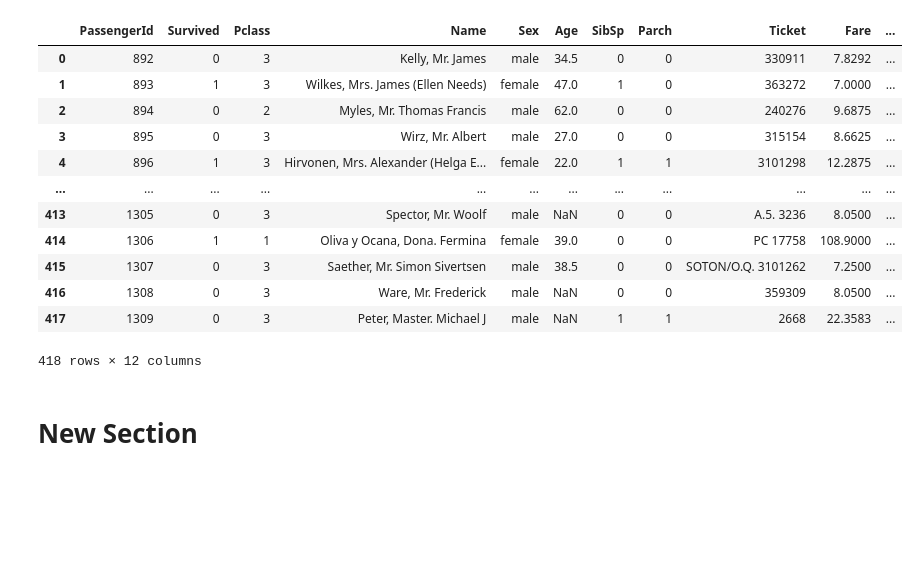
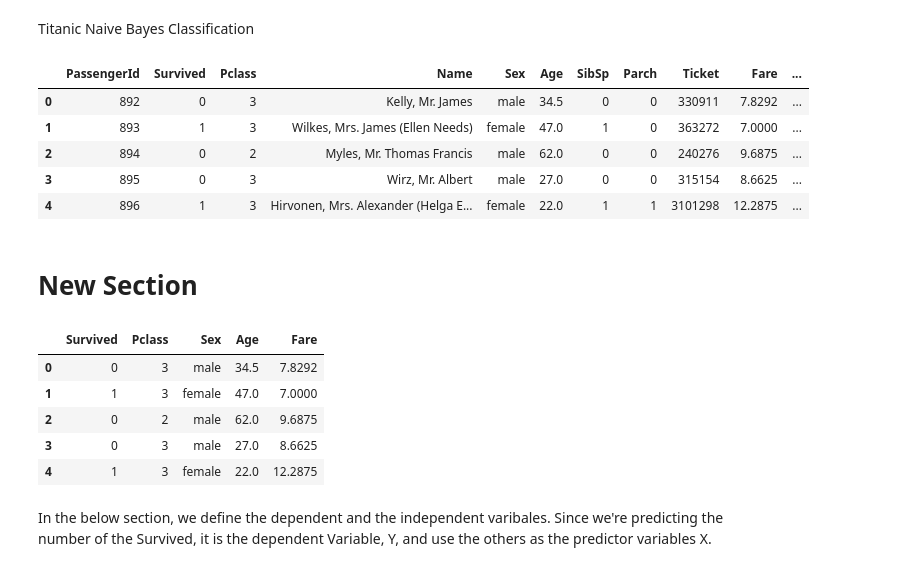
Before and after one commit to clearf29/Titanic-Practice, a Jupyter notebook: Titanic.ipynb, the cells around one changed output. Cells and saved outputs as stored; diff of their text form; code cells hidden in the pictures; blank space fills up the shorter version.

```diff
--- a/Titanic.ipynb
+++ b/Titanic.ipynb
@@ -1,32 +1,22 @@
 # %% [markdown]
 <a href="https://colab.research.google.com/github/clearf29/Titanic-Practice/blob/main/Titanic.ipynb" target="_parent"><img src="https://colab.research.google.com/assets/colab-badge.svg" alt="Open In Colab"/></a>
+# %% [markdown]
+Titanic Naive Bayes Classification
 # %%
 import pandas as pd
 import numpy as np
 import matplotlib.pyplot as plt
 import seaborn as sns
 #Loading Dataset
 df = pd.read_csv("tested.csv")
 df
-#df.head()
-
-#df.tail()
-#REMOVING UNWANTED COLUMS
-#df.drop(['PassengerId','Name','SibSp','Parch','Ticket','Emabarked','Cabin',axis='columns',inplace=True)])
-#df.head()
+df.head()
 # %% [output]
 |  | PassengerId | Survived | Pclass | Name | Sex | Age | SibSp | Parch | Ticket | Fare | ... |
 | 0 | 892 | 0 | 3 | Kelly, Mr. James | male | 34.5 | 0 | 0 | 330911 | 7.8292 | ... |
 | 1 | 893 | 1 | 3 | Wilkes, Mrs. James (Ellen Needs) | female | 47.0 | 1 | 0 | 363272 | 7.0000 | ... |
 | 2 | 894 | 0 | 2 | Myles, Mr. Thomas Francis | male | 62.0 | 0 | 0 | 240276 | 9.6875 | ... |
 | 3 | 895 | 0 | 3 | Wirz, Mr. Albert | male | 27.0 | 0 | 0 | 315154 | 8.6625 | ... |
 | 4 | 896 | 1 | 3 | Hirvonen, Mrs. Alexander (Helga E... | female | 22.0 | 1 | 1 | 3101298 | 12.2875 | ... |
-| ... | ... | ... | ... | ... | ... | ... | ... | ... | ... | ... | ... |
-| 413 | 1305 | 0 | 3 | Spector, Mr. Woolf | male | NaN | 0 | 0 | A.5. 3236 | 8.0500 | ... |
-| 414 | 1306 | 1 | 1 | Oliva y Ocana, Dona. Fermina | female | 39.0 | 0 | 0 | PC 17758 | 108.9000 | ... |
-| 415 | 1307 | 0 | 3 | Saether, Mr. Simon Sivertsen | male | 38.5 | 0 | 0 | SOTON/O.Q. 3101262 | 7.2500 | ... |
-| 416 | 1308 | 0 | 3 | Ware, Mr. Frederick | male | NaN | 0 | 0 | 359309 | 8.0500 | ... |
-| 417 | 1309 | 0 | 3 | Peter, Master. Michael J | male | NaN | 1 | 1 | 2668 | 22.3583 | ... |
-418 rows × 12 columns
 # %% [markdown]
 # New Section
@@ -34,0 +23,13 @@ df
+# %%
+#REMOVING UNWANTED COLUMS
+df.drop(['PassengerId','Name','SibSp','Parch','Ticket','Cabin','Embarked'],axis='columns',inplace=True)
+df.head()
+# %% [output]
+|  | Survived | Pclass | Sex | Age | Fare |
+| 0 | 0 | 3 | male | 34.5 | 7.8292 |
+| 1 | 1 | 3 | female | 47.0 | 7.0000 |
+| 2 | 0 | 2 | male | 62.0 | 9.6875 |
+| 3 | 0 | 3 | male | 27.0 | 8.6625 |
+| 4 | 1 | 3 | female | 22.0 | 12.2875 |
+# %% [markdown]
+In the below section, we define the dependent and the independent varibales. Since we're predicting the number of the Survived, it is the dependent Variable, Y, and use the others as the predictor variables X.
```
Also changed, not shown: parts of 8 cells of this notebook.
